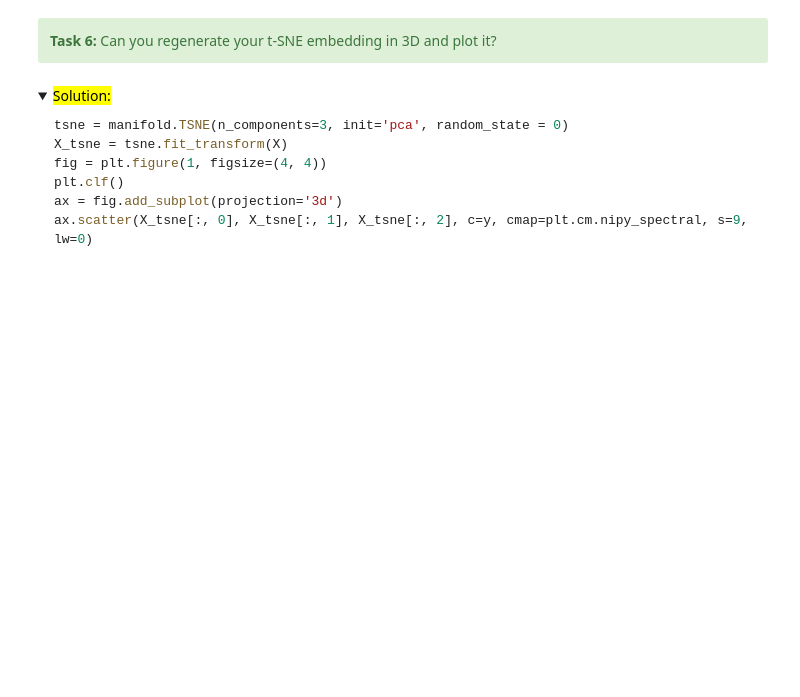
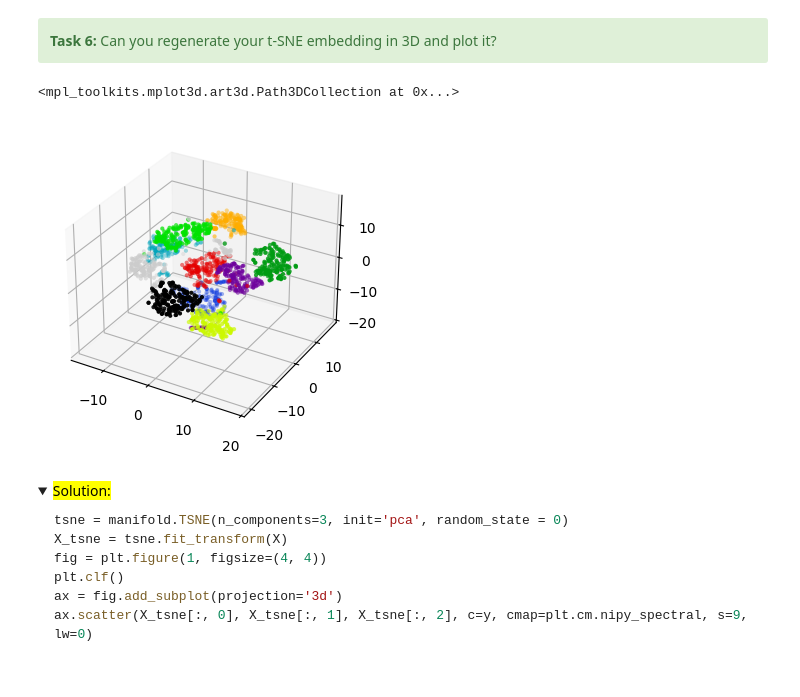
Before and after one commit to LadyLilyan/ML_chem, a Jupyter notebook: Workshops/workshop_02/01_dimensionality_reduction.ipynb, the cells around one changed output. Saved outputs shown, nothing was run; the diff lists cells and outputs as text; code cells hidden in the pictures; folded sections open; blank space fills up the shorter version.

```diff
--- a/Workshops/workshop_02/01_dimensionality_reduction.ipynb
+++ b/Workshops/workshop_02/01_dimensionality_reduction.ipynb
@@ -652,3 +650,16 @@ plt.ylabel('tsne 1')
+# %%
+### Your solution here
+#3-comp since 3d, projection 3d
+tsne = manifold.TSNE(n_components=3, init='pca', random_state = 0)
+X_tsne = tsne.fit_transform(X)
+fig = plt.figure(1, figsize=(4, 4))
+plt.clf()
+ax = fig.add_subplot(projection='3d')
+ax.scatter(X_tsne[:, 0], X_tsne[:, 1], X_tsne[:, 2], c=y, cmap=plt.cm.nipy_spectral,
+        s=9, lw=0)
+# %% [output]
+<mpl_toolkits.mplot3d.art3d.Path3DCollection at 0x...>
+[figure, added]
 # %% [markdown]
 <details>
 <summary> <mark> Solution:</mark> </summary>
```
Also changed, not shown: parts of 1 cell of this notebook.
